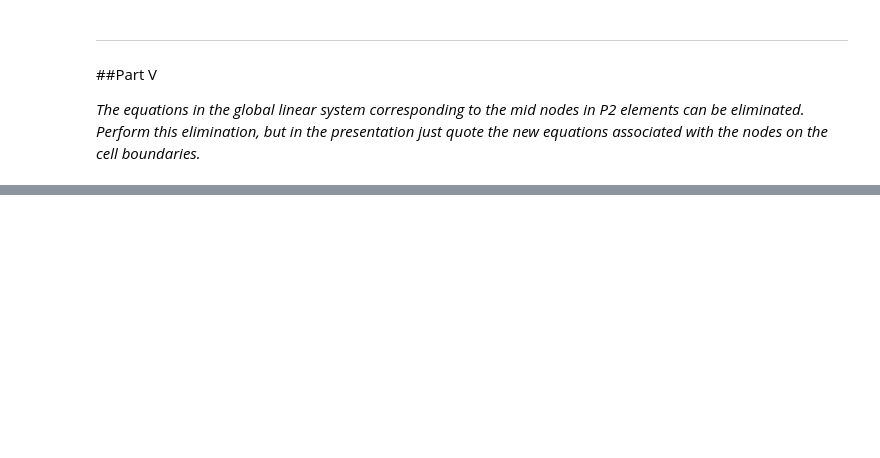
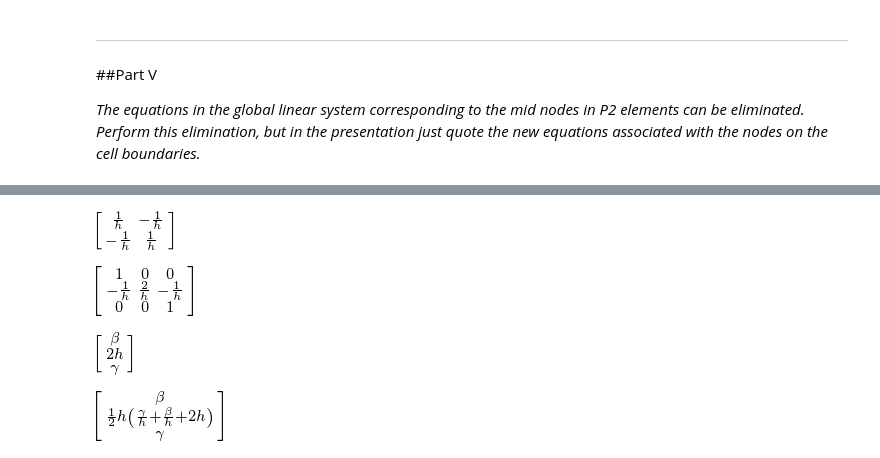
Before and after one commit to miladh/inf5620, a Jupyter notebook: exam/ex6_P2elements.ipynb, the cells around one changed output, grey strips where cells are left out. Cells and saved outputs as stored; diff of their text form; code cells hidden in the pictures; blank space fills up the shorter version.

```diff
--- a/exam/ex6_P2elements.ipynb
+++ b/exam/ex6_P2elements.ipynb
@@ -148,0 +446,52 @@ plot(x, ue, x, ulg, x,uc)
+# %%
+from sympy import*
+init_printing(use_latex=True)
+x, x_m, h, X = symbols('x x_m h X')
+C1, C2 = symbols('beta \gamma')
+
+J=h/2
+f = 2
+dXdx = 2/h
+
+p0 = Rational(1,2) * (1 - X)
+p1 = Rational(1,2) * (1 + X)
+
+
+dp0 = diff(p0,X) *  dXdx
+dp1 = diff(p1,X) *  dXdx
+
+B = zeros((2,2))
+A = zeros((2,2))
+b = zeros((2,1))
+
+b[0] = integrate(f*p0*J, (X, -1, 1))
+b[1] = integrate(f*p1*J, (X, -1, 1))
+
+B[0,0] = integrate(dp0*dp0*J, (X, -1, 1))
+B[1,1] = integrate(dp1*dp1*J, (X, -1, 1))
+
+B[0,1] = integrate(dp0*dp1*J, (X, -1, 1)); B[1,0] = B[0,1]
+
+BB = zeros((3,3))
+bb = zeros((3,1))
+
+bb[0] = C1
+bb[1] = 2*b[1]
+bb[2] = C2
+
+BB[0,0] = 1
+BB[2,2] = 1
+BB[1,0] = B[1,0]
+BB[1,1] = 2*B[1,1]
+BB[1,2] = B[1,0]
+
+display(B, BB,bb)
+
+c = BB.LUsolve(bb)
+ctmp = c
+display(c)
+# %% [output]
+[figure, added]
+[figure, added]
+[figure, added]
+[figure, added]
```
Also changed, not shown: parts of 9 cells of this notebook, 2 other files.
